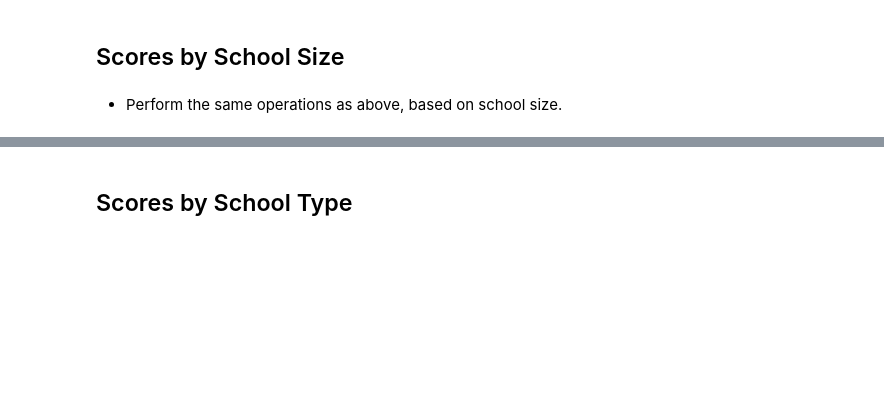
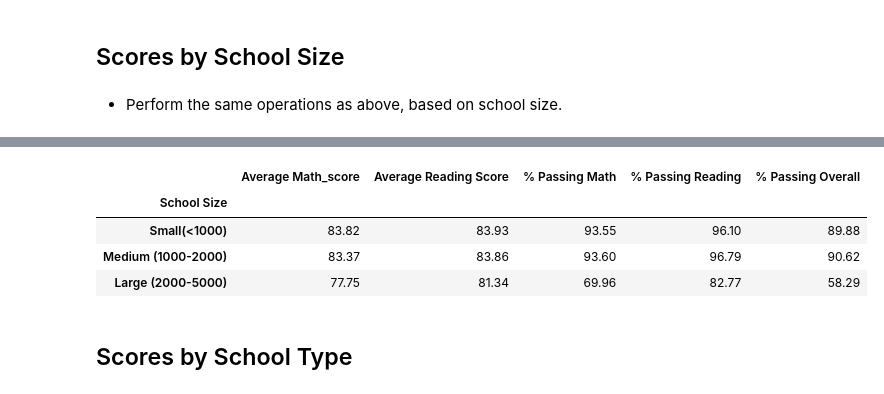
Before and after one commit to MohanPanga/pandas_challenge, a Jupyter notebook: PyCitySchools/PyCitySchools.ipynb, the cells around one changed output, grey strips where cells are left out. Drawn from its saved outputs; the diff is of its cells as text; code cells hidden in the pictures; blank space fills up the shorter version.

```diff
--- a/PyCitySchools/PyCitySchools.ipynb
+++ b/PyCitySchools/PyCitySchools.ipynb
@@ -262,3 +293,23 @@ Bottom_schools.head(5)
+# %%
+# make a copy of summary_df that contains summary of school data
+score_school_size = summary_df.copy(deep = True)
+
+# create bins based on school size and create labels for the bins
+bin_size = [0, 1000, 2000, 5000]
+label_size =['Small(<1000)', 'Medium (1000-2000)','Large (2000-5000)']
+
+# bin the data based on size into School Size column
+score_school_size['School Size'] = pd.cut(score_school_size['size'], bin_size, labels = label_size, include_lowest=True)
+group_school_size = score_school_size.groupby('School Size')[['Average Math_score', 'Average Reading Score', '% Passing Math','% Passing Reading','% Passing Overall']].mean()
+
+# format the result
+group_school_size.round(2)
+# %% [output]
+|  | Average Math_score | Average Reading Score | % Passing Math | % Passing Reading | % Passing Overall |
+| School Size |  |  |  |  |  |
+| Small(<1000) | 83.82 | 83.93 | 93.55 | 96.10 | 89.88 |
+| Medium (1000-2000) | 83.37 | 83.86 | 93.60 | 96.79 | 90.62 |
+| Large (2000-5000) | 77.75 | 81.34 | 69.96 | 82.77 | 58.29 |
 # %% [markdown]
 ## Scores by School Type
 # %% [markdown]
```
Also changed, not shown: parts of 10 cells of this notebook.
